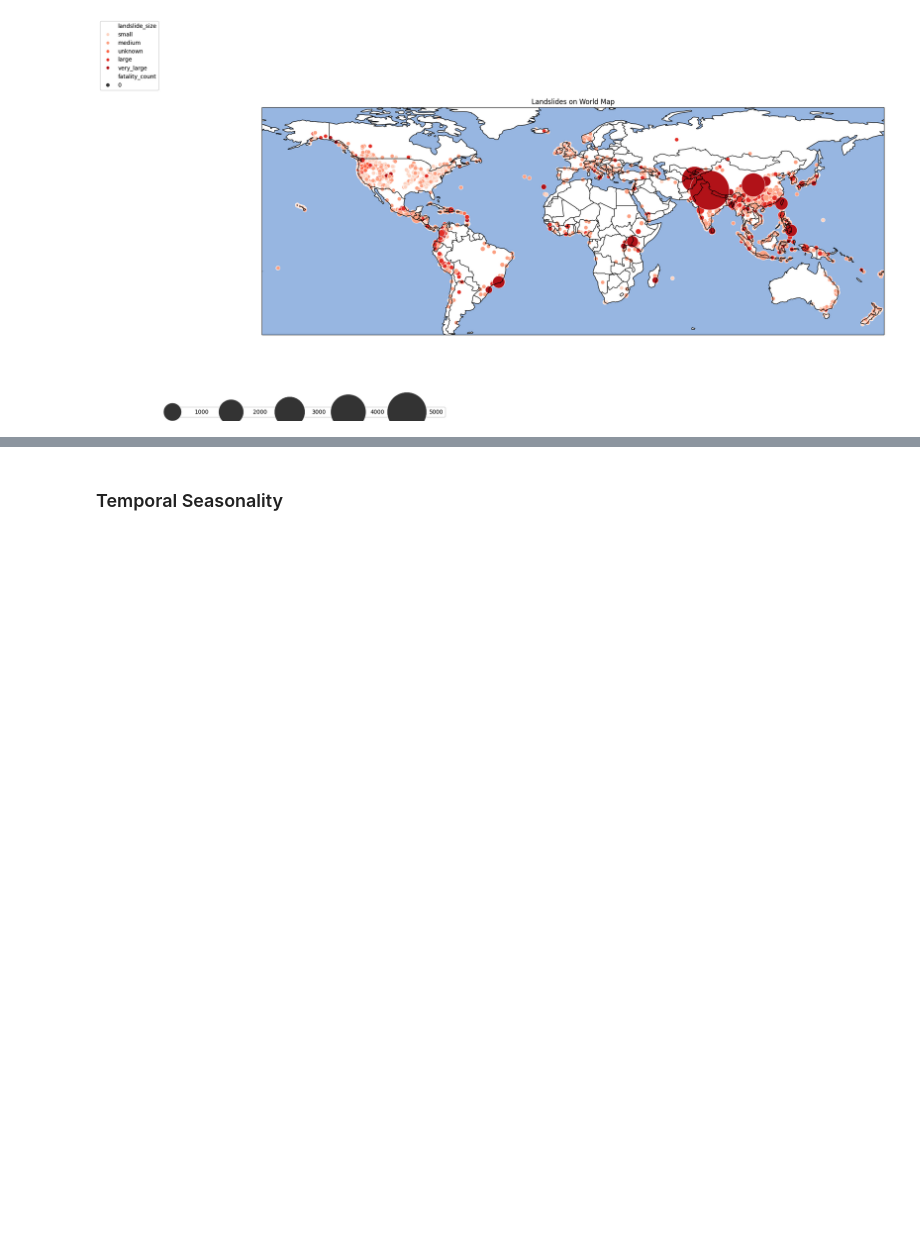
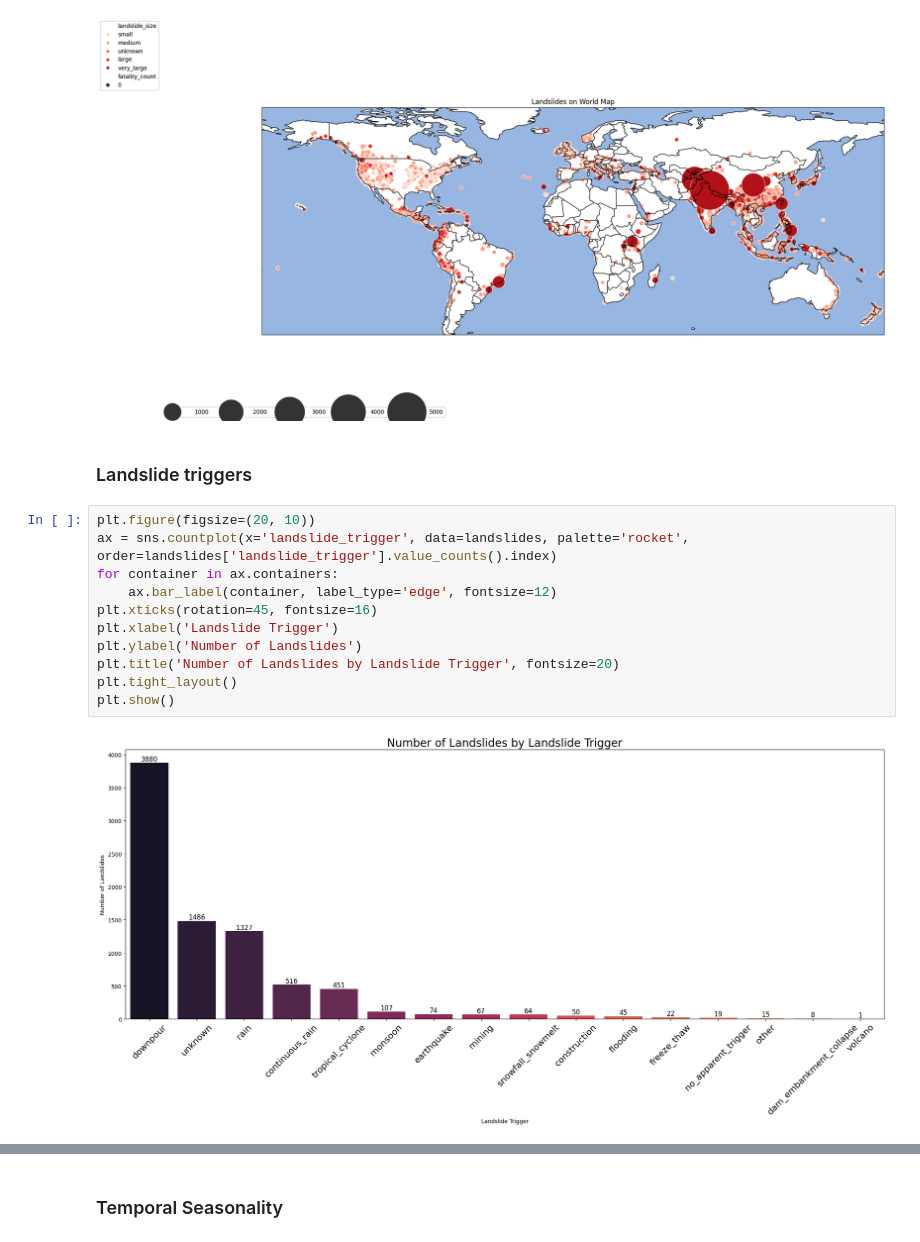
Before and after one commit to Mcrash01/Python-data-analysis, a Jupyter notebook: exploration.ipynb, the cells around one changed output, grey strips where cells are left out. Cells and saved outputs as stored; diff of their text form; blank space fills up the shorter version.

Commit message:
add triggers count visualization

```diff
--- a/exploration.ipynb
+++ b/exploration.ipynb
@@ -435,3 +435,18 @@ plt.tight_layout
 plt.show()
 # %% [output]
 [figure]
+# %% [markdown]
+### Landslide triggers
+# %%
+plt.figure(figsize=(20, 10))
+ax = sns.countplot(x='landslide_trigger', data=landslides, palette='rocket', order=landslides['landslide_trigger'].value_counts().index)
+for container in ax.containers:
+    ax.bar_label(container, label_type='edge', fontsize=12)
+plt.xticks(rotation=45, fontsize=16)
+plt.xlabel('Landslide Trigger')
+plt.ylabel('Number of Landslides')
+plt.title('Number of Landslides by Landslide Trigger', fontsize=20)
+plt.tight_layout()
+plt.show()
+# %% [output]
+[figure, added]
```
Also changed, not shown: parts of 2 cells of this notebook, 4 other files.
